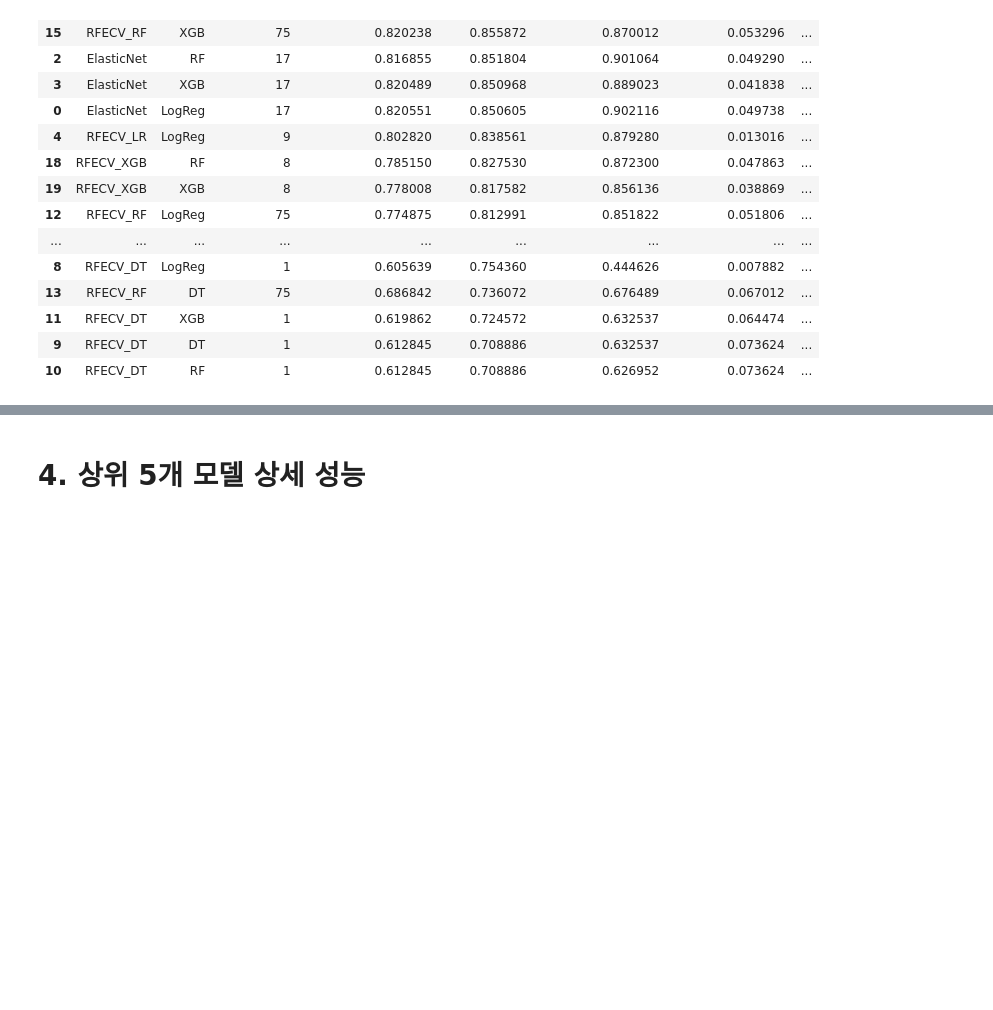
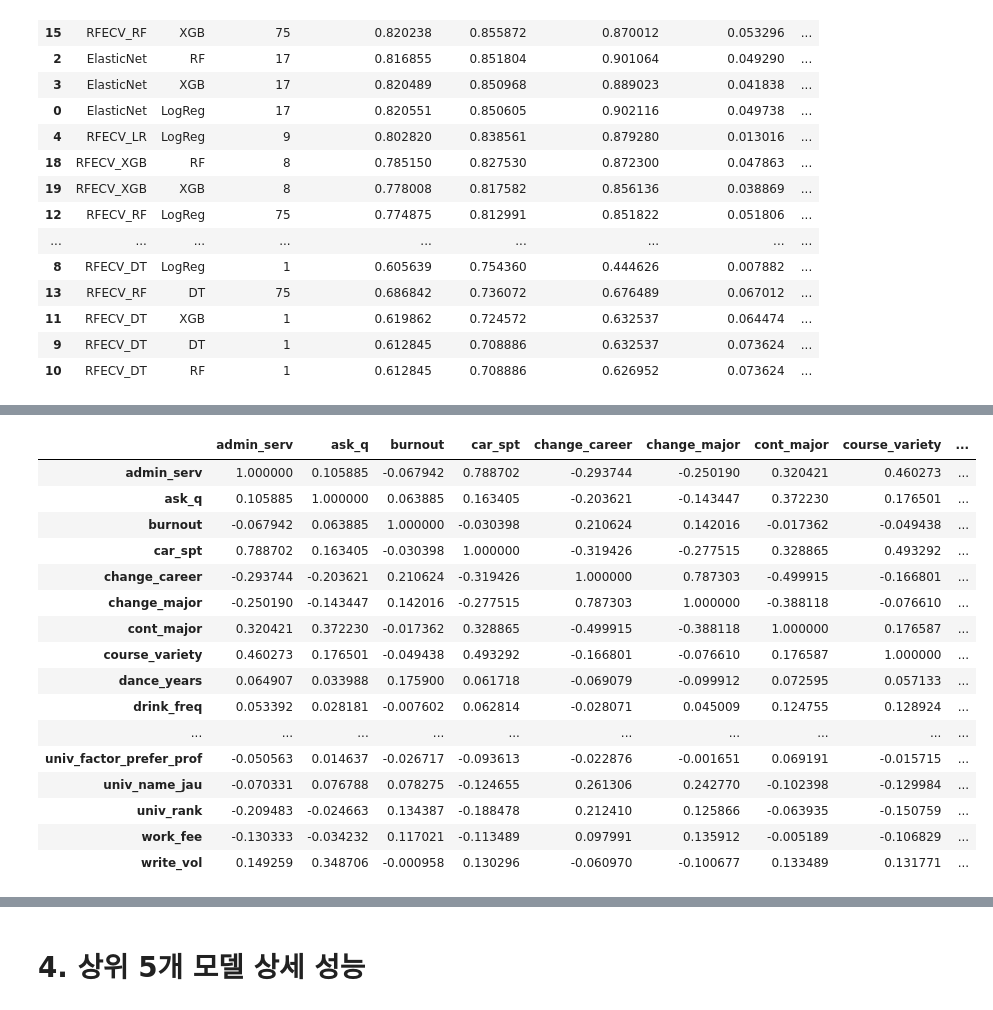
Before and after one commit to hyejinppp/college_life_satisfaction, a Jupyter notebook: sat.ipynb, the cells around one changed output, grey strips where cells are left out. Saved outputs shown, nothing was run; the diff lists cells and outputs as text; code cells hidden in the pictures; blank space fills up the shorter version.

```diff
--- a/sat.ipynb
+++ b/sat.ipynb
@@ -579,3 +596,69 @@ display(results_final_df.sort_values(by="CV_f1_mean", ascending=False))
 | 11 | RFECV_DT | XGB | 1 | 0.619862 | 0.724572 | 0.632537 | 0.064474 | ... |
 | 9 | RFECV_DT | DT | 1 | 0.612845 | 0.708886 | 0.632537 | 0.073624 | ... |
 | 10 | RFECV_DT | RF | 1 | 0.612845 | 0.708886 | 0.626952 | 0.073624 | ... |
+# %%
+# enet, rfecv(rf) 안정적 변수 다중공선성 확인
+
+import pandas as pd
+import numpy as np
+from statsmodels.stats.outliers_influence import variance_inflation_factor
+from sklearn.preprocessing import StandardScaler
+
+# -------------------------------
+# 안정적 변수 리스트
+# -------------------------------
+enet_vars = [
+    "course_variety", "know_reason", "move_univ", "peer_advice", "peer_event",
+    "peer_external", "prof_access", "prof_event", "prof_passion", "student_interact",
+    "students_diligent", "study_hard", "support_fac", "theory_cls", "time_eff",
+    "try_hard", "work_fee"
+]
+
+rf_vars = [
+    "admin_serv", "ask_q", "burnout", "car_spt", "change_career", "change_major", "cont_major",
+    "course_variety", "dance_years", "drink_freq", "drop_out", "edu_doubt", "exercise_reg",
+    "exp_group_comp", "exp_solo_comp", "find_data", "fit_major", "get_fdbk", "go_abroad",
+    "go_grad", "grade", "housing_culture", "housing_edu", "housing_green", "housing_hygiene",
+    "housing_infra", "housing_neighbor", "housing_safety", "housing_transit", "intern_abroad",
+    "know_reason", "learn_fun", "lecture_fac", "mental_health", "move_univ", "peer_advice",
+    "peer_career", "peer_class", "peer_event", "peer_external", "physical_health", "prac_cls",
+    "prof_access", "prof_career", "prof_class_talk", "prof_effort", "prof_event", "prof_exp",
+    "prof_grade", "prof_other_talk", "prof_passion", "prof_personal", "real_appl", "scholarship",
+    "self_study", "smoke_exp", "stay_after", "student_interact", "students_diligent", "study_hard",
+    "study_mate", "support_fac", "take_leave", "theory_cls", "time_eff", "transport", "try_fail",
+    "try_hard", "tuition", "univ_course_year", "univ_factor_prefer_prof", "univ_name_jau",
+    "univ_rank", "work_fee", "write_vol"
+]
+
+# -------------------------------
+# 상관계수 계산
+# -------------------------------
+enet_corr = X_train[enet_vars].corr()
+rf_corr = X_train[rf_vars].corr()
+
+print("=== ElasticNet 안정적 변수 상관계수 ===")
+display(enet_corr)
+
+print("=== RFECV(Random Forest) 안정적 변수 상관계수 ===")
+display(rf_corr)
+
+# -------------------------------
+# VIF 계산 함수
+# -------------------------------
+def compute_vif(df):
+    # 표준화
+    X_scaled = pd.DataFrame(StandardScaler().fit_transform(df), columns=df.columns)
+    vif_data = pd.DataFrame()
+    vif_data["variable"] = X_scaled.columns
+    vif_data["VIF"] = [variance_inflation_factor(X_scaled.values, i) for i in range(X_scaled.shape[1])]
+    return vif_data
+
+enet_vif = compute_vif(X_train[enet_vars])
+rf_vif = compute_vif(X_train[rf_vars])
+
+print("=== ElasticNet 안정적 변수 VIF ===")
+display(enet_vif.sort_values("VIF", ascending=False))
+
+print("=== RFECV(Random Forest) 안정적 변수 VIF ===")
+display(rf_vif.sort_values("VIF", ascending=False))
+# %% [output]
@@ -581,0 +685,17 @@ display(results_final_df.sort_values(by="CV_f1_mean", ascending=False))
+|  | admin_serv | ask_q | burnout | car_spt | change_career | change_major | cont_major | course_variety | ... |
+| admin_serv | 1.000000 | 0.105885 | -0.067942 | 0.788702 | -0.293744 | -0.250190 | 0.320421 | 0.460273 | ... |
+| ask_q | 0.105885 | 1.000000 | 0.063885 | 0.163405 | -0.203621 | -0.143447 | 0.372230 | 0.176501 | ... |
+| burnout | -0.067942 | 0.063885 | 1.000000 | -0.030398 | 0.210624 | 0.142016 | -0.017362 | -0.049438 | ... |
+| car_spt | 0.788702 | 0.163405 | -0.030398 | 1.000000 | -0.319426 | -0.277515 | 0.328865 | 0.493292 | ... |
+| change_career | -0.293744 | -0.203621 | 0.210624 | -0.319426 | 1.000000 | 0.787303 | -0.499915 | -0.166801 | ... |
+| change_major | -0.250190 | -0.143447 | 0.142016 | -0.277515 | 0.787303 | 1.000000 | -0.388118 | -0.076610 | ... |
+| cont_major | 0.320421 | 0.372230 | -0.017362 | 0.328865 | -0.499915 | -0.388118 | 1.000000 | 0.176587 | ... |
+| course_variety | 0.460273 | 0.176501 | -0.049438 | 0.493292 | -0.166801 | -0.076610 | 0.176587 | 1.000000 | ... |
+| dance_years | 0.064907 | 0.033988 | 0.175900 | 0.061718 | -0.069079 | -0.099912 | 0.072595 | 0.057133 | ... |
+| drink_freq | 0.053392 | 0.028181 | -0.007602 | 0.062814 | -0.028071 | 0.045009 | 0.124755 | 0.128924 | ... |
+| ... | ... | ... | ... | ... | ... | ... | ... | ... | ... |
+| univ_factor_prefer_prof | -0.050563 | 0.014637 | -0.026717 | -0.093613 | -0.022876 | -0.001651 | 0.069191 | -0.015715 | ... |
+| univ_name_jau | -0.070331 | 0.076788 | 0.078275 | -0.124655 | 0.261306 | 0.242770 | -0.102398 | -0.129984 | ... |
+| univ_rank | -0.209483 | -0.024663 | 0.134387 | -0.188478 | 0.212410 | 0.125866 | -0.063935 | -0.150759 | ... |
+| work_fee | -0.130333 | -0.034232 | 0.117021 | -0.113489 | 0.097991 | 0.135912 | -0.005189 | -0.106829 | ... |
+| write_vol | 0.149259 | 0.348706 | -0.000958 | 0.130296 | -0.060970 | -0.100677 | 0.133489 | 0.131771 | ... |
```
Also changed, not shown: parts of 4 cells of this notebook.
